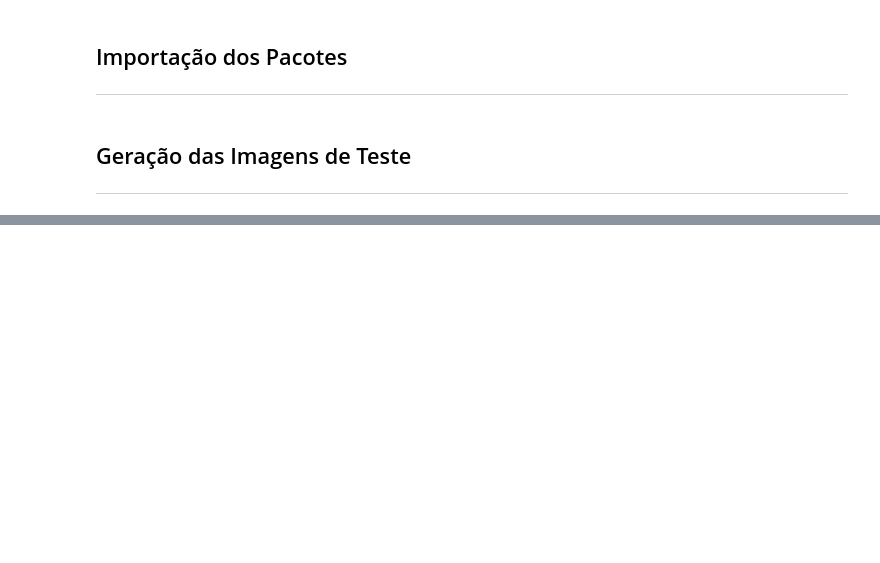
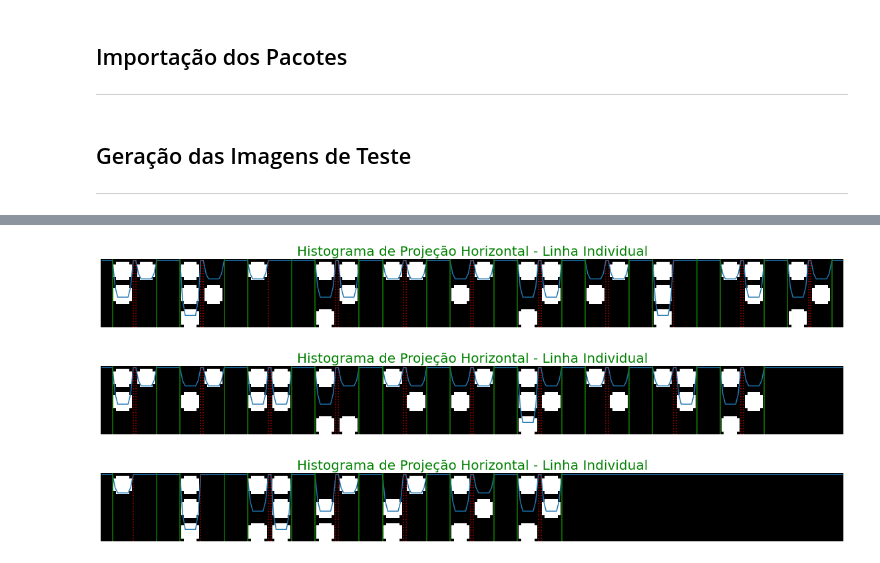
Before and after one commit to code-coffee-ufcg/braillingo-backend, a Jupyter notebook: braillingo-demo/demo_code.ipynb, the cells around one changed output, grey strips where cells are left out. Cells and saved outputs as stored; diff of their text form; code cells hidden in the pictures; blank space fills up the shorter version.

```diff
--- a/braillingo-demo/demo_code.ipynb
+++ b/braillingo-demo/demo_code.ipynb
@@ -123,0 +147,12 @@ plt.savefig('del.png')
+# %%
+line_subimages = optical_braille_recognition().get_line_subimages(image, line_delimiters)
+
+count = 1
+for subimage in line_subimages:
+    hist_x_sub = optical_braille_recognition().make_histogram_x(subimage)
+    plot_hist(hist_x_sub, 'Horizontal', sub = True)
+    plt.imshow(subimage, cmap = 'gray')
+# %% [output]
+[figure, added]
+[figure, added]
+[figure, added]
```
Also changed, not shown: parts of 17 cells of this notebook, 2 other files.
